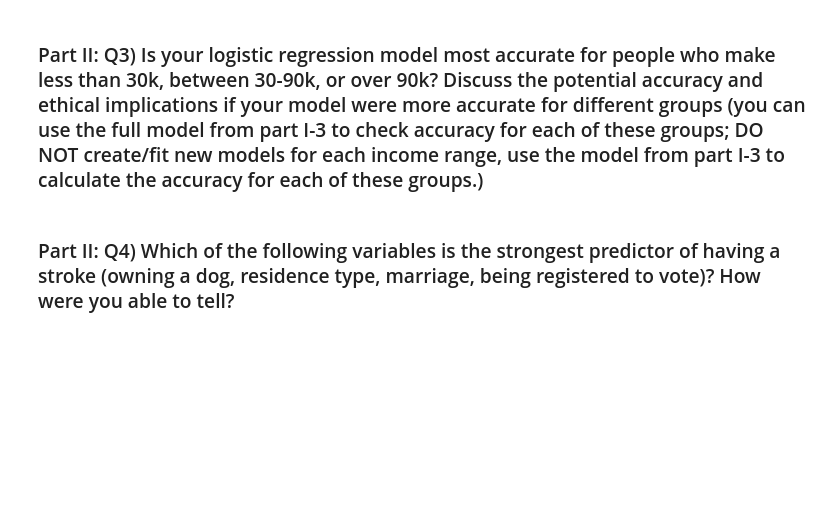
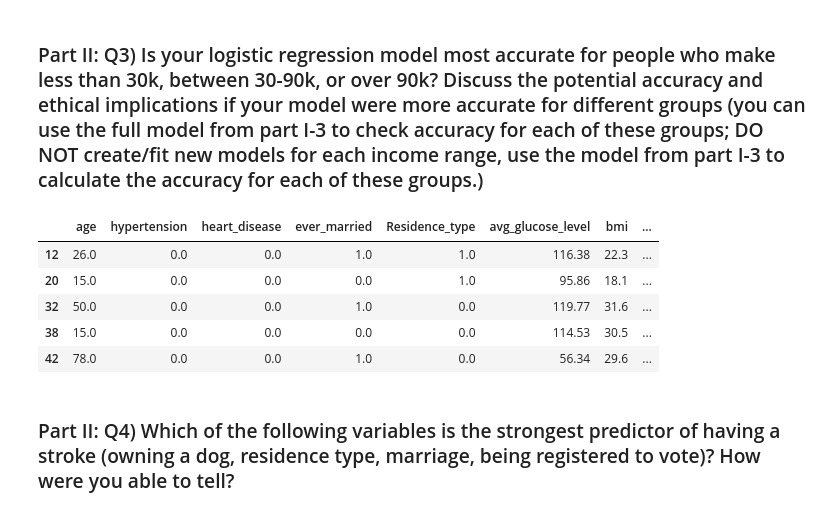
Before and after one commit to min-is/Chapman-University, a Jupyter notebook: CPSC 392 - Data Science/Projects/Min - Project 1.ipynb, the cells around one changed output. Saved outputs shown, nothing was run; the diff lists cells and outputs as text; code cells hidden in the pictures; blank space fills up the shorter version.

```diff
--- a/CPSC 392 - Data Science/Projects/Min - Project 1.ipynb
+++ b/CPSC 392 - Data Science/Projects/Min - Project 1.ipynb
@@ -206,5 +234,17 @@ ValueError: The truth value of a Series is ambiguous. Use a.empty, a.bool(), a.i
 # %% [markdown]
 ### Part II: Q3) Is your logistic regression model most accurate for people who make less than 30k, between 30-90k, or over 90k? Discuss the potential accuracy and ethical implications if your model were more accurate for different groups (you can use the full model from part I-3 to check accuracy for each of these groups; DO NOT create/fit new models for each income range, use the model from part I-3 to calculate the accuracy for each of these groups.)
+# %%
+less30k = df.loc[(df['income_in_k'] < 30)]
+
+X = less30k['predictors']
+y = less30k['stroke']
+# %% [output]
+|  | age | hypertension | heart_disease | ever_married | Residence_type | avg_glucose_level | bmi | ... |
+| 12 | 26.0 | 0.0 | 0.0 | 1.0 | 1.0 | 116.38 | 22.3 | ... |
+| 20 | 15.0 | 0.0 | 0.0 | 0.0 | 1.0 | 95.86 | 18.1 | ... |
+| 32 | 50.0 | 0.0 | 0.0 | 1.0 | 0.0 | 119.77 | 31.6 | ... |
+| 38 | 15.0 | 0.0 | 0.0 | 0.0 | 0.0 | 114.53 | 30.5 | ... |
+| 42 | 78.0 | 0.0 | 0.0 | 1.0 | 0.0 | 56.34 | 29.6 | ... |
 # %% [markdown]
 ### Part II: Q4) Which of the following variables is the strongest predictor of having a stroke (owning a dog, residence type, marriage, being registered to vote)? How were you able to tell?
 # %% [markdown]
```
Also changed, not shown: parts of 4 cells of this notebook, 1 other file.
